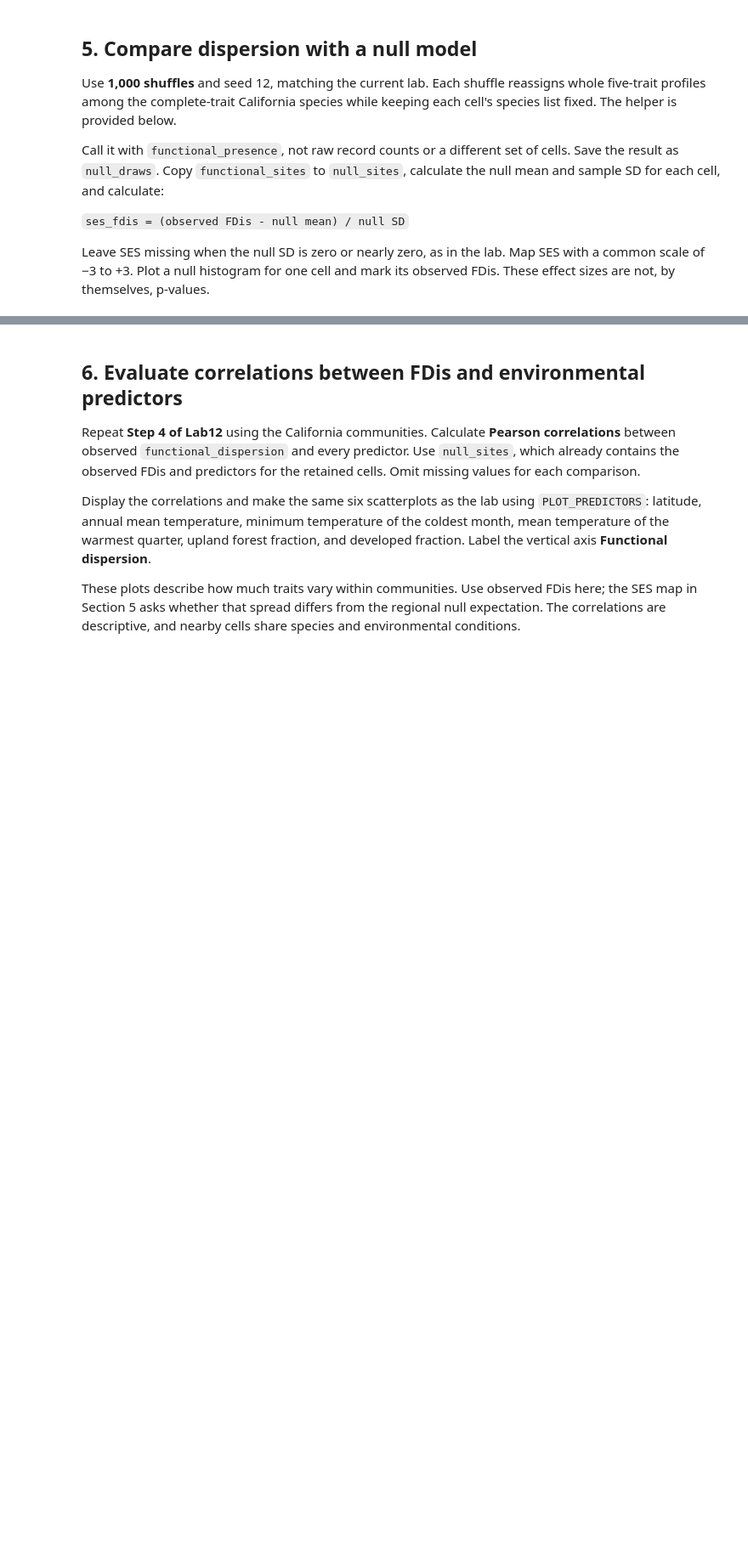
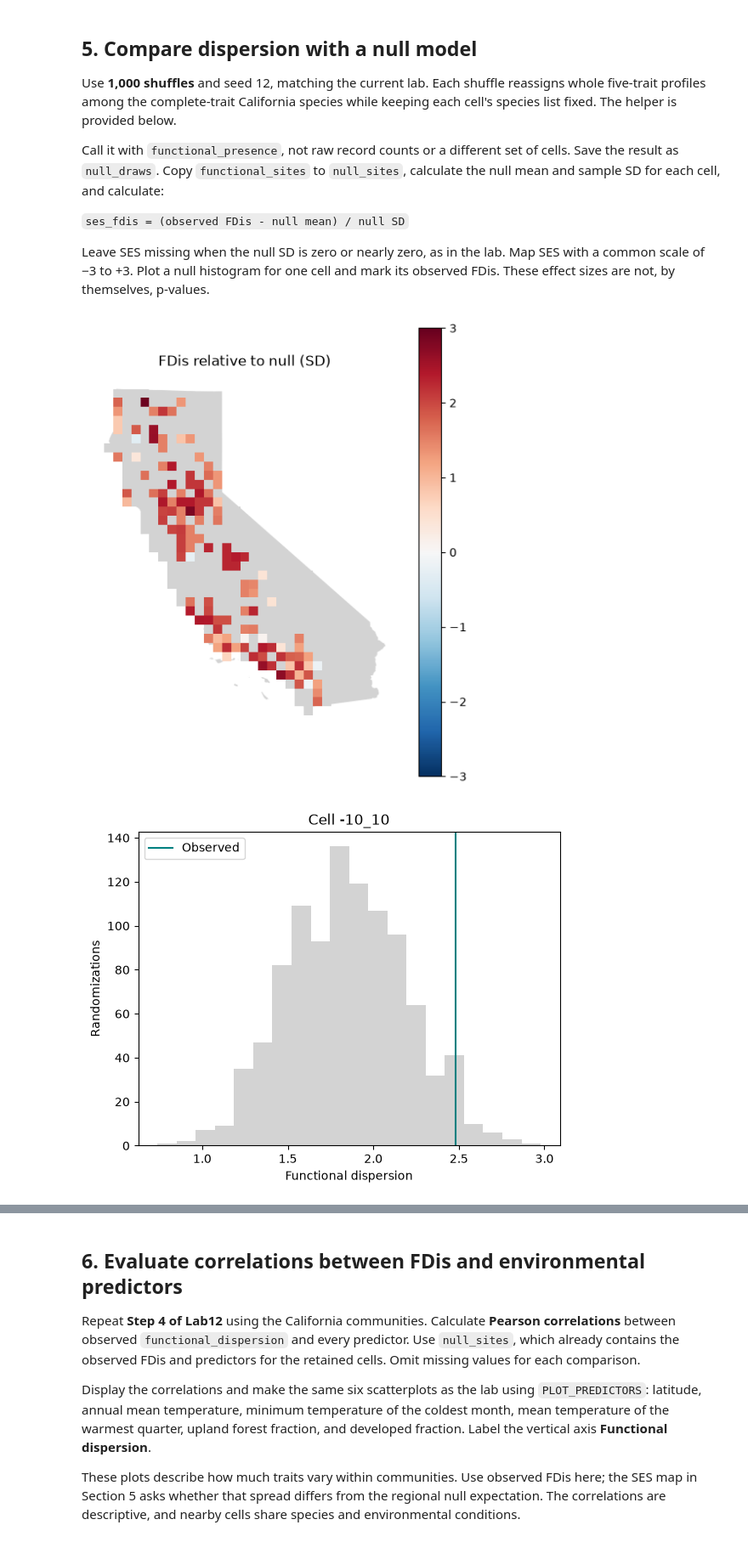
Before and after one commit to Gyrosigma/BIO597-SpatialBiodiversity, a Jupyter notebook: docs/assignments/Assignment-12-SpatialTraitVariation.ipynb, the cells around one changed output, grey strips where cells are left out. Shown at 85% size. Drawn from its saved outputs; the diff is of its cells as text; code cells hidden in the pictures; blank space fills up the shorter version.

```diff
--- a/docs/assignments/Assignment-12-SpatialTraitVariation.ipynb
+++ b/docs/assignments/Assignment-12-SpatialTraitVariation.ipynb
@@ -558,3 +573,26 @@ def null_dispersion(presence, trait_space, n_random):
+# %%
+ax = california.plot(color="lightgray", figsize=(6, 7))
+sites.plot(ax=ax, color="lightgray", figsize=(6, 7))
+null_sites.plot(ax=ax, column="ses_fdis", cmap="RdBu_r", vmin=-3, vmax=3, legend=True)
+ax.set_title("FDis relative to null (SD)")
+ax.set_axis_off()
+plt.show()
+
+# Look at the randomization distribution for one cell.
+examples = null_sites.dropna(subset=["ses_fdis"])
+site_id = examples.index[0]
+position = null_sites.index.get_loc(site_id)
+plt.hist(null_draws[:, position], bins=20, color="lightgray")
+observed = null_sites.loc[site_id, "functional_dispersion"]
+plt.axvline(observed, color="teal", label="Observed")
+plt.title(f"Cell {site_id}")
+plt.xlabel("Functional dispersion")
+plt.ylabel("Randomizations")
+plt.legend()
+plt.show()
+# %% [output]
+[figure, added]
+[figure, added]
 # %% [markdown]
 **Interpretation 6:** Which communities are more clustered or spread out
 than expected from this regional pool? What does the null model keep fixed?
```
Also changed, not shown: parts of 14 cells of this notebook.
